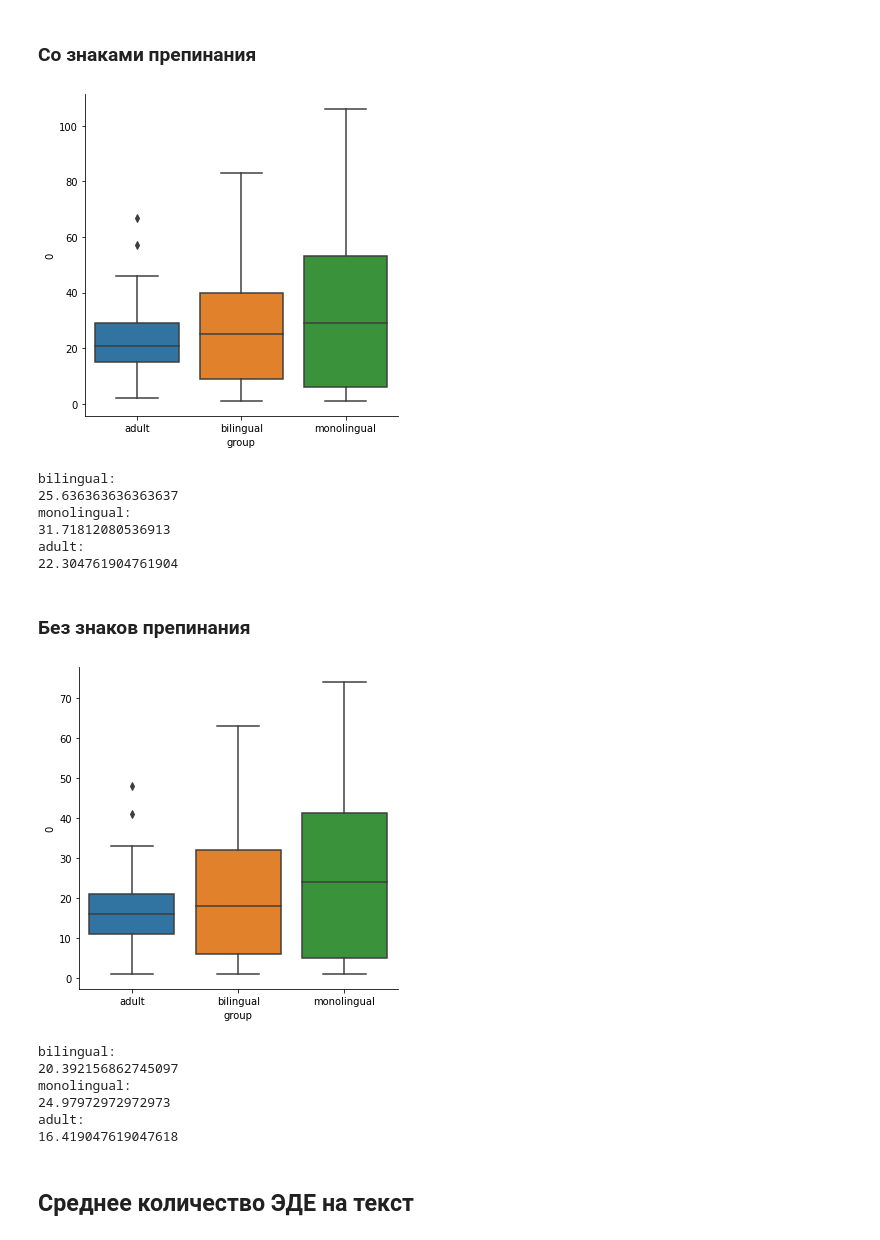
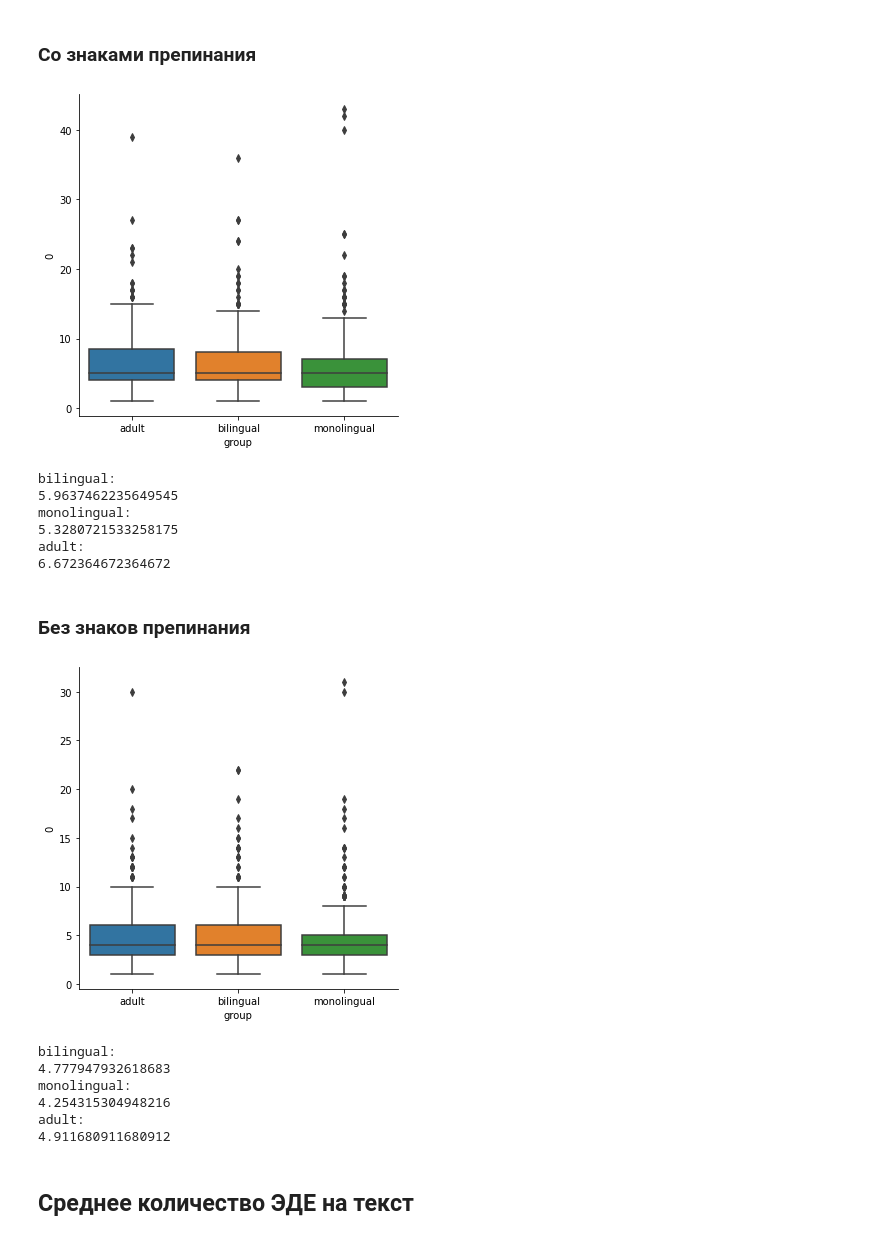
Before and after one commit to BunnyNoBugs/narratives-2021, a Jupyter notebook: syntax_analysis.ipynb, the cells around one changed output. Drawn from its saved outputs; the diff is of its cells as text; code cells hidden in the pictures.

```diff
--- a/syntax_analysis.ipynb
+++ b/syntax_analysis.ipynb
@@ -40,47 +40,47 @@ dtype: int64
 # %% [markdown]
 ### Со знаками препинания
 # %%
-edu_sizes = pd.DataFrame(all_df.groupby(['group', 'segment_id']).size())
+edu_sizes = pd.DataFrame(all_df.groupby(['group', 'file', 'segment_id']).size())
 edu_sizes = edu_sizes.reset_index()
 
 sns.catplot(x='group', y=0, data=edu_sizes, kind='box');
 # %% [output]
-[figure, old version]
+[figure, new version]
 # %%
 for group in group_names:
     group_df = all_df[all_df['group'] == group]
     print(f'{group}:')
-    print(group_df.groupby('segment_id').size().mean())
+    print(group_df.groupby(['file', 'segment_id']).size().mean())
 # %% [output]
 bilingual:
-25.636363636363637
+5.9637462235649545
 monolingual:
-31.71812080536913
+5.3280721533258175
 adult:
-22.304761904761904
+6.672364672364672
 # %% [markdown]
 ### Без знаков препинания
 # %%
 all_df_no_punct = all_df[all_df['upos'].apply(lambda x: x not in ['PUNCT', 'X'])]
 # %%
-edu_sizes = pd.DataFrame(all_df_no_punct.groupby(['group', 'segment_id']).size())
+edu_sizes = pd.DataFrame(all_df_no_punct.groupby(['group', 'file', 'segment_id']).size())
 edu_sizes = edu_sizes.reset_index()
 
 sns.catplot(x='group', y=0, data=edu_sizes, kind='box');
 # %% [output]
-[figure, old version]
+[figure, new version]
 # %%
 for group in group_names:
     group_df = all_df[all_df['group'] == group]
     group_df = group_df[group_df['upos'].apply(lambda x: x not in ['PUNCT', 'X'])]
     print(f'{group}:')
-    print(group_df.groupby('segment_id').size().mean())
+    print(group_df.groupby(['file', 'segment_id']).size().mean())
 # %% [output]
 bilingual:
-20.392156862745097
+4.777947932618683
 monolingual:
-24.97972972972973
+4.254315304948216
 adult:
-16.419047619047618
+4.911680911680912
 # %% [markdown]
 ## Среднее количество ЭДЕ на текст
```
Also changed, not shown: parts of 8 cells of this notebook.
